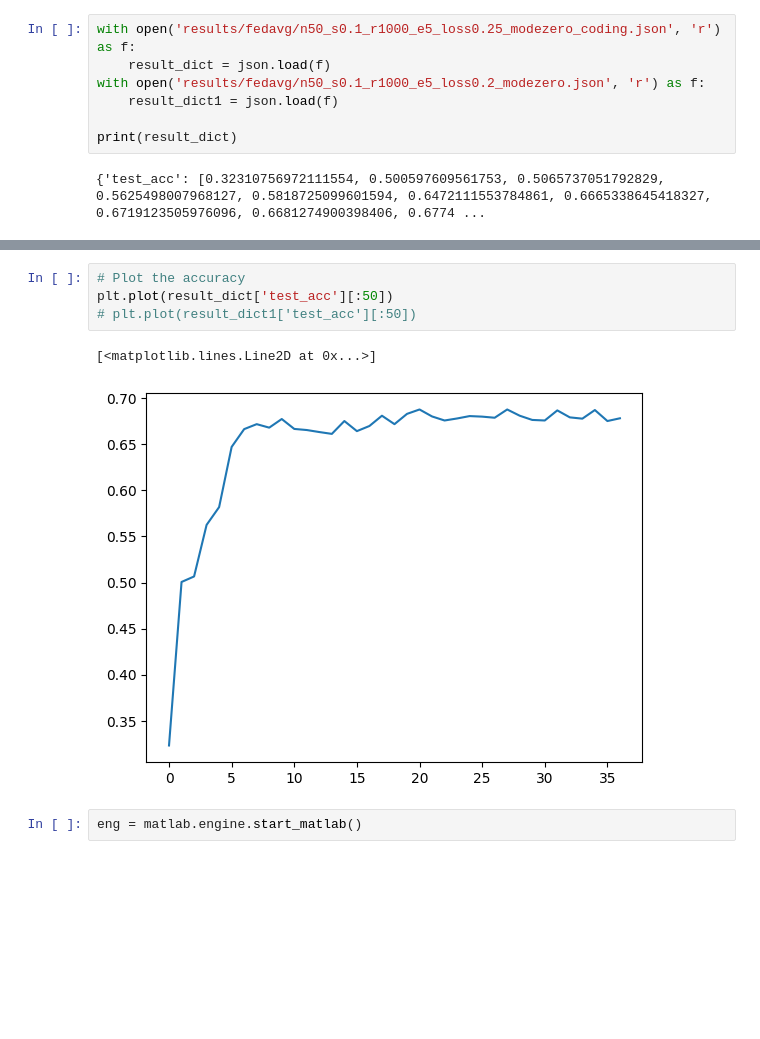
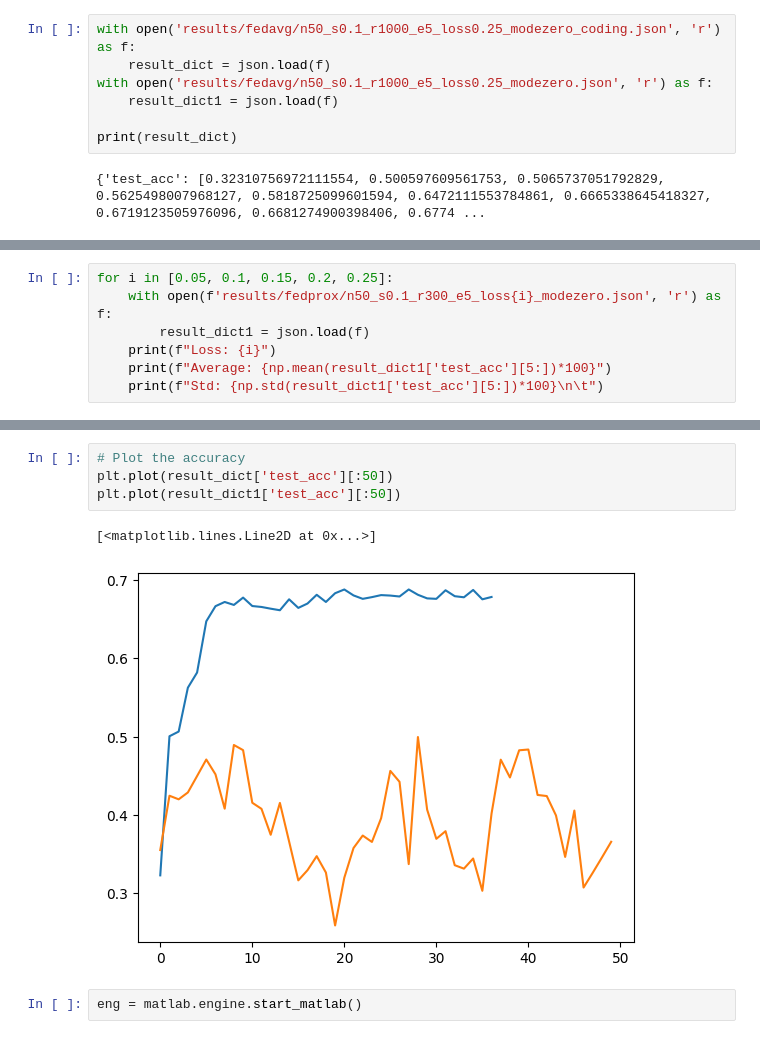
Before and after one commit to Observe-l/FedL-Transformer_Wireless, a Jupyter notebook: plot.ipynb, the cells around one changed output, grey strips where cells are left out. Saved outputs shown, nothing was run; the diff lists cells and outputs as text; blank space fills up the shorter version.

```diff
--- a/plot.ipynb
+++ b/plot.ipynb
@@ -6,7 +6,7 @@ import json
 # %%
 with open('results/fedavg/n50_s0.1_r1000_e5_loss0.25_modezero_coding.json', 'r') as f:
     result_dict = json.load(f)
-with open('results/fedavg/n50_s0.1_r1000_e5_loss0.2_modezero.json', 'r') as f:
+with open('results/fedavg/n50_s0.1_r1000_e5_loss0.25_modezero.json', 'r') as f:
     result_dict1 = json.load(f)
 
 print(result_dict)
@@ -33,0 +28,7 @@ Std: 2.5464480241914083
+# %%
+for i in [0.05, 0.1, 0.15, 0.2, 0.25]:
+    with open(f'results/fedprox/n50_s0.1_r300_e5_loss{i}_modezero.json', 'r') as f:
+        result_dict1 = json.load(f)
+    print(f"Loss: {i}")
+    print(f"Average: {np.mean(result_dict1['test_acc'][5:])*100}")
+    print(f"Std: {np.std(result_dict1['test_acc'][5:])*100}\n\t")
@@ -34,10 +55,10 @@ Std: 2.5464480241914083
 # %%
 # Plot the accuracy
 plt.plot(result_dict['test_acc'][:50])
-# plt.plot(result_dict1['test_acc'][:50])
+plt.plot(result_dict1['test_acc'][:50])
 # %% [output]
 [<matplotlib.lines.Line2D at 0x...>]
-[figure, old version]
+[figure, new version]
 # %%
 eng = matlab.engine.start_matlab()
 # %%
```
Also changed, not shown: parts of 4 cells of this notebook, 3 other files.
